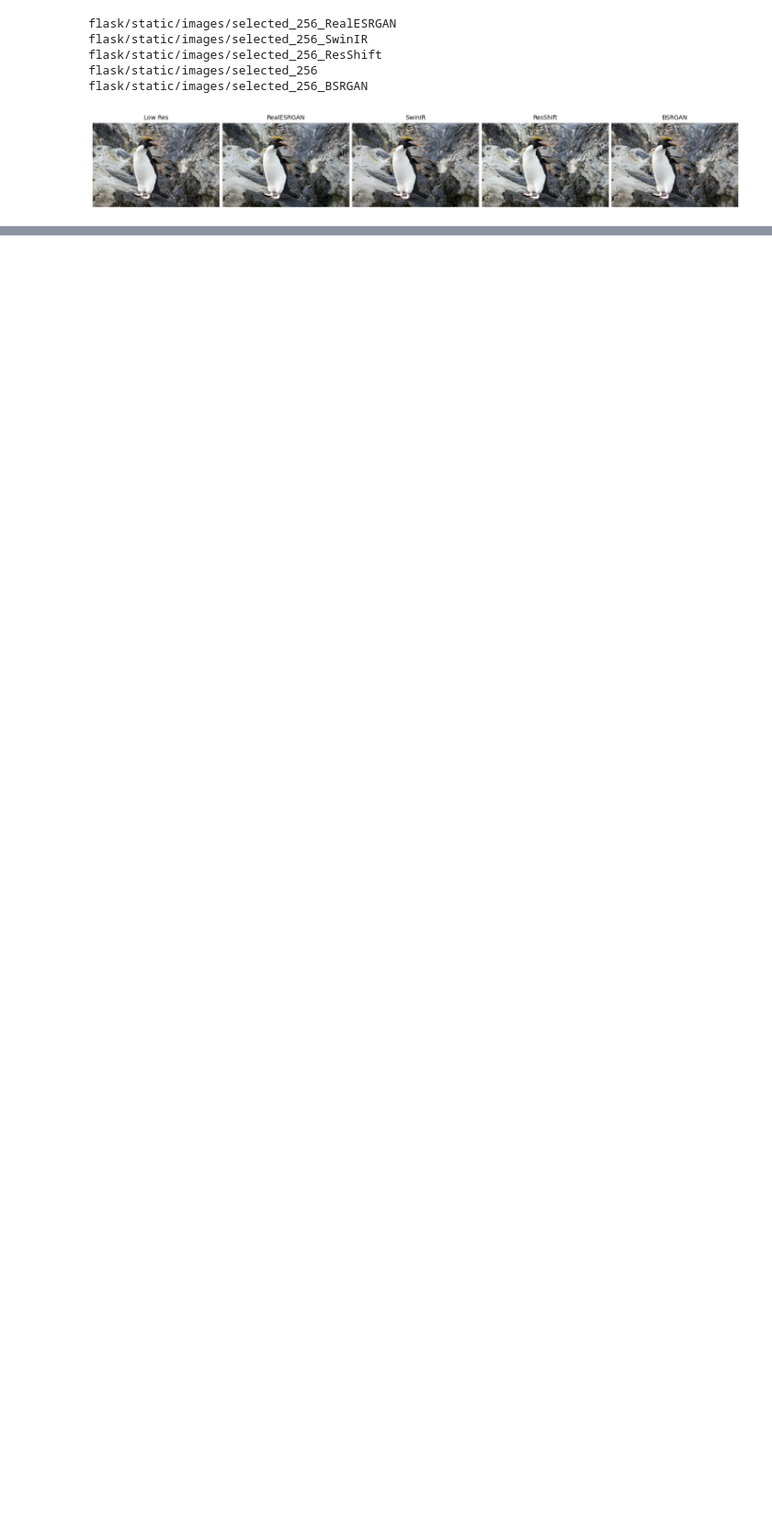
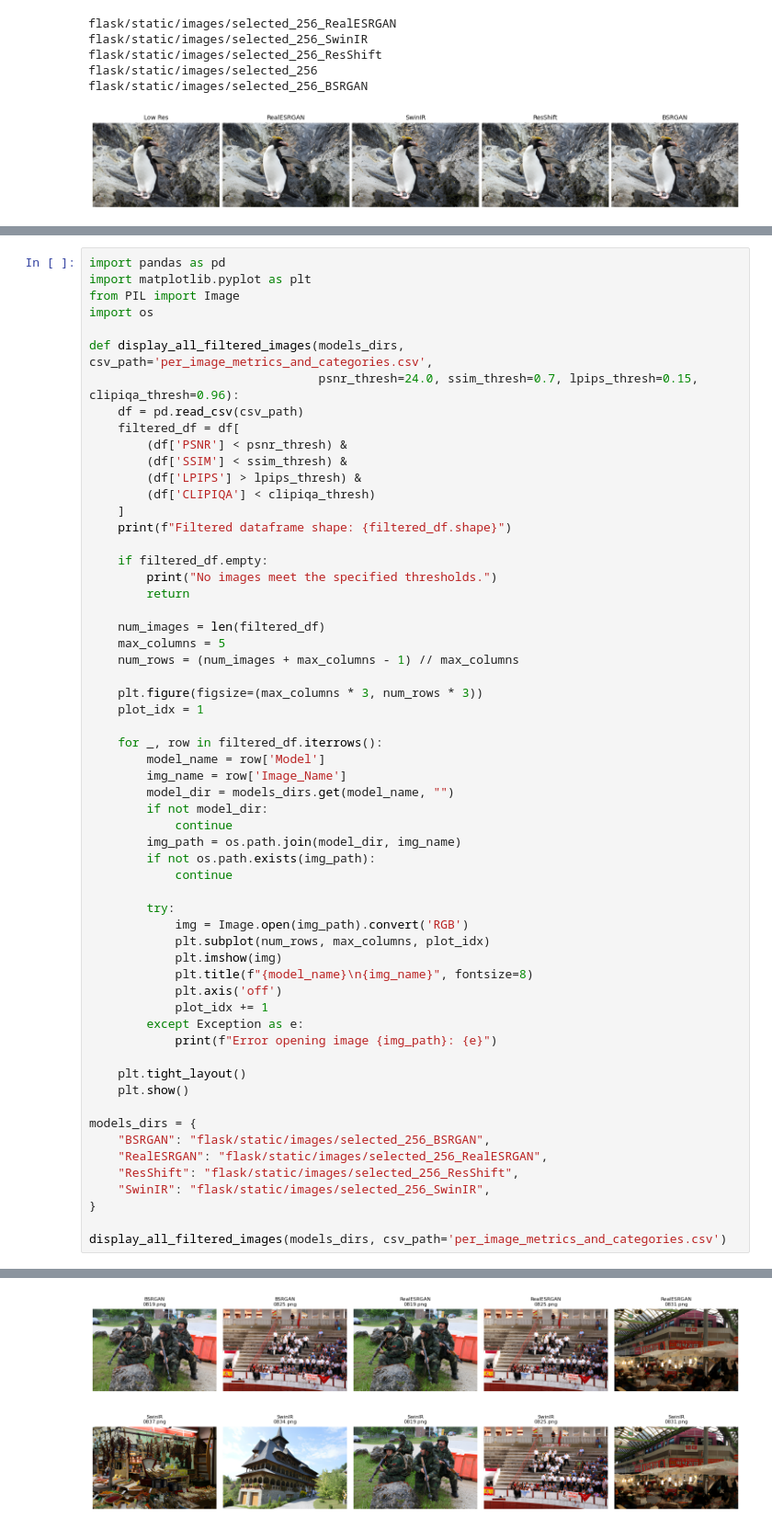
Before and after one commit to hamzafer/super-resolution-color, a Jupyter notebook: report_visuals.ipynb, the cells around one changed output, grey strips where cells are left out. Shown at 92% size. Cells and saved outputs as stored; diff of their text form; blank space fills up the shorter version.

```diff
--- a/report_visuals.ipynb
+++ b/report_visuals.ipynb
@@ -100,0 +315,60 @@ flask/static/images/selected_256_BSRGAN
+# %%
+import pandas as pd
+import matplotlib.pyplot as plt
+from PIL import Image
+import os
+
+def display_all_filtered_images(models_dirs, csv_path='per_image_metrics_and_categories.csv',
+                                psnr_thresh=24.0, ssim_thresh=0.7, lpips_thresh=0.15, clipiqa_thresh=0.96):
+    df = pd.read_csv(csv_path)
+    filtered_df = df[
+        (df['PSNR'] < psnr_thresh) &
+        (df['SSIM'] < ssim_thresh) &
+        (df['LPIPS'] > lpips_thresh) &
+        (df['CLIPIQA'] < clipiqa_thresh)
+    ]
+    print(f"Filtered dataframe shape: {filtered_df.shape}")
+
+    if filtered_df.empty:
+        print("No images meet the specified thresholds.")
+        return
+
+    num_images = len(filtered_df)
+    max_columns = 5
+    num_rows = (num_images + max_columns - 1) // max_columns
+
+    plt.figure(figsize=(max_columns * 3, num_rows * 3))
+    plot_idx = 1
+
+    for _, row in filtered_df.iterrows():
+        model_name = row['Model']
+        img_name = row['Image_Name']
+        model_dir = models_dirs.get(model_name, "")
+        if not model_dir:
+            continue
+        img_path = os.path.join(model_dir, img_name)
+        if not os.path.exists(img_path):
+            continue
+
+        try:
+            img = Image.open(img_path).convert('RGB')
+            plt.subplot(num_rows, max_columns, plot_idx)
+            plt.imshow(img)
+            plt.title(f"{model_name}\n{img_name}", fontsize=8)
+            plt.axis('off')
+            plot_idx += 1
+        except Exception as e:
+            print(f"Error opening image {img_path}: {e}")
+
+    plt.tight_layout()
+    plt.show()
+
+models_dirs = {
+    "BSRGAN": "flask/static/images/selected_256_BSRGAN",
+    "RealESRGAN": "flask/static/images/selected_256_RealESRGAN",
+    "ResShift": "flask/static/images/selected_256_ResShift",
+    "SwinIR": "flask/static/images/selected_256_SwinIR",
+}
+
+display_all_filtered_images(models_dirs, csv_path='per_image_metrics_and_categories.csv')
+# %% [output]
@@ -100,0 +376 @@ flask/static/images/selected_256_BSRGAN
+[figure, added]
```
Also changed, not shown: parts of 5 cells of this notebook.
